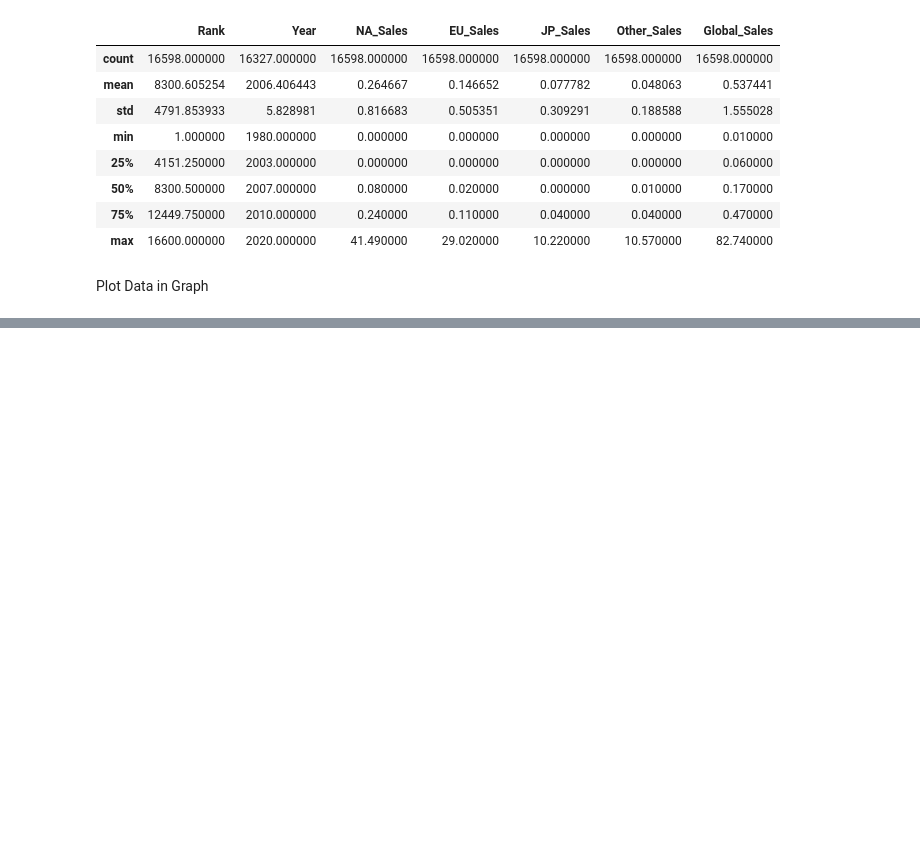
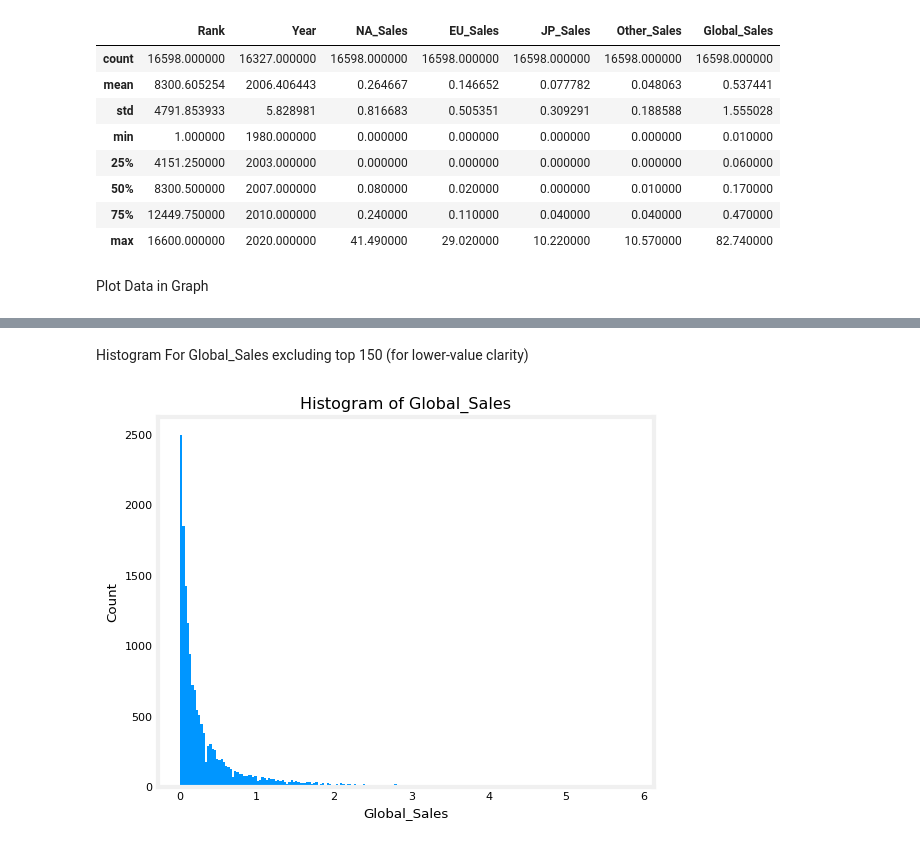
Before and after one commit to TempeHS/2025SE-LiamW-ML_AssessmentTask, a Jupyter notebook: Data_Wrangling/1. Data_Preview.ipynb, the cells around one changed output, grey strips where cells are left out. Drawn from its saved outputs; the diff is of its cells as text; code cells hidden in the pictures; blank space fills up the shorter version.

```diff
--- a/Data_Wrangling/1. Data_Preview.ipynb
+++ b/Data_Wrangling/1. Data_Preview.ipynb
@@ -71,0 +92,16 @@ NameError: name 'data_frame' is not defined
+# %% [markdown]
+Histogram For Global_Sales excluding top 150 (for lower-value clarity)
+# %%
+n=0
+data_frame_nonTop150 = data_frame
+while n < 149:
+    data_frame_nonTop150 = data_frame_nonTop150.drop(labels= n)
+    n += 1
+data_frame_nonTop150.head()
+plt.hist(data_frame_nonTop150['Global_Sales'],bins=200)
+plt.title(f"Histogram of {data_frame_nonTop150['Global_Sales'].name}")
+plt.ylabel('Count')
+plt.xlabel(f'{data_frame_nonTop150["Global_Sales"].name}')
+plt.show()
+# %% [output]
+[figure, added]
```
Also changed, not shown: parts of 22 cells of this notebook.
